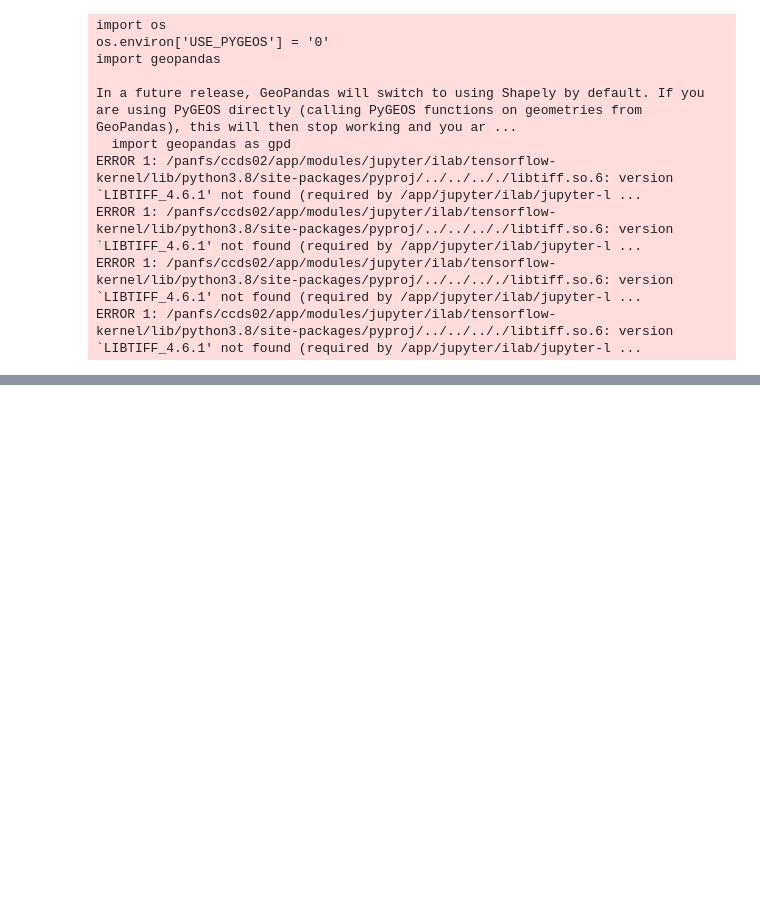
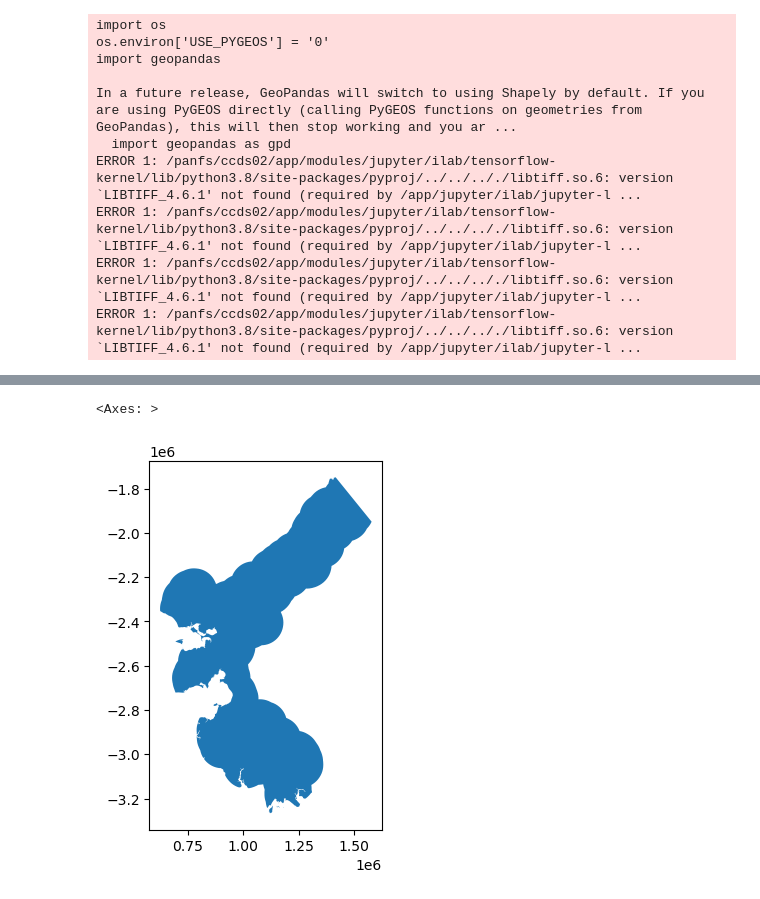
Before and after one commit to nasa-nccs-hpda/above-shrubs, a Jupyter notebook: notebooks/mosaic_chm_dinvo3.ipynb, the cells around one changed output, grey strips where cells are left out. Drawn from its saved outputs; the diff is of its cells as text; code cells hidden in the pictures; blank space fills up the shorter version.

```diff
--- a/notebooks/mosaic_chm_dinvo3.ipynb
+++ b/notebooks/mosaic_chm_dinvo3.ipynb
@@ -21,0 +28,4 @@ import geopandas as gpd
+# %%
+CAVM_BUF100km_LAND_FN = '/explore/nobackup/projects/above/misc/ABoVE_Shrubs/chm/2026_chm/4.3.2.5/cavm_treeline_buf100_land_alaska.gpkg'
+# %%
+cavm_buf = gpd.read_file(CAVM_BUF100km_LAND_FN)
@@ -21,0 +41,5 @@ import geopandas as gpd
+# %%
+cavm_buf.plot()
+# %% [output]
+<Axes: >
+[figure, added]
```
Also changed, not shown: parts of 14 cells of this notebook, 14 other files.
